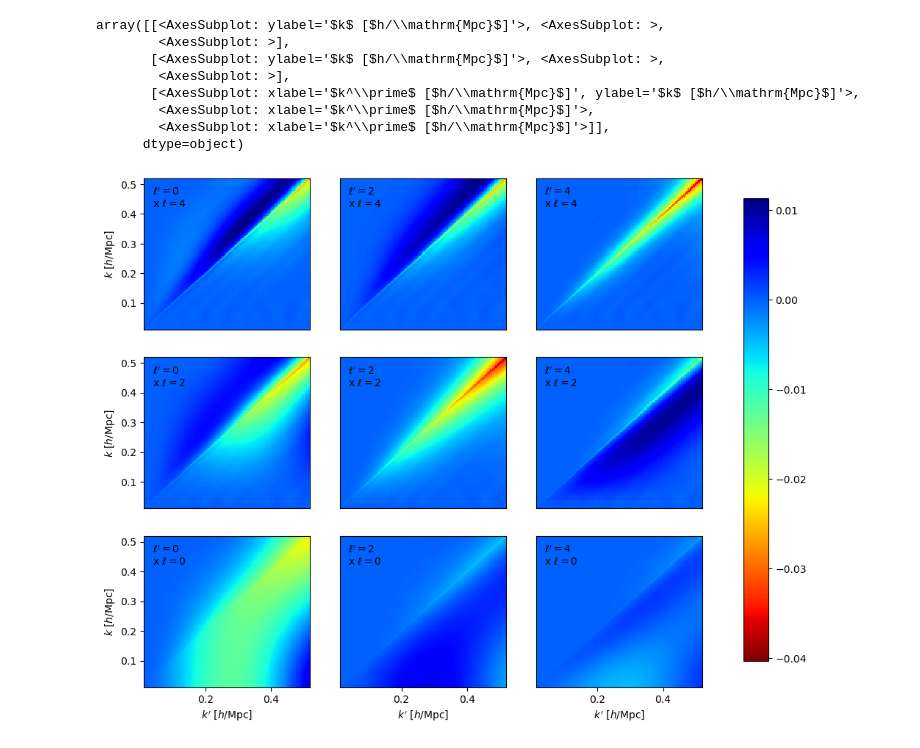
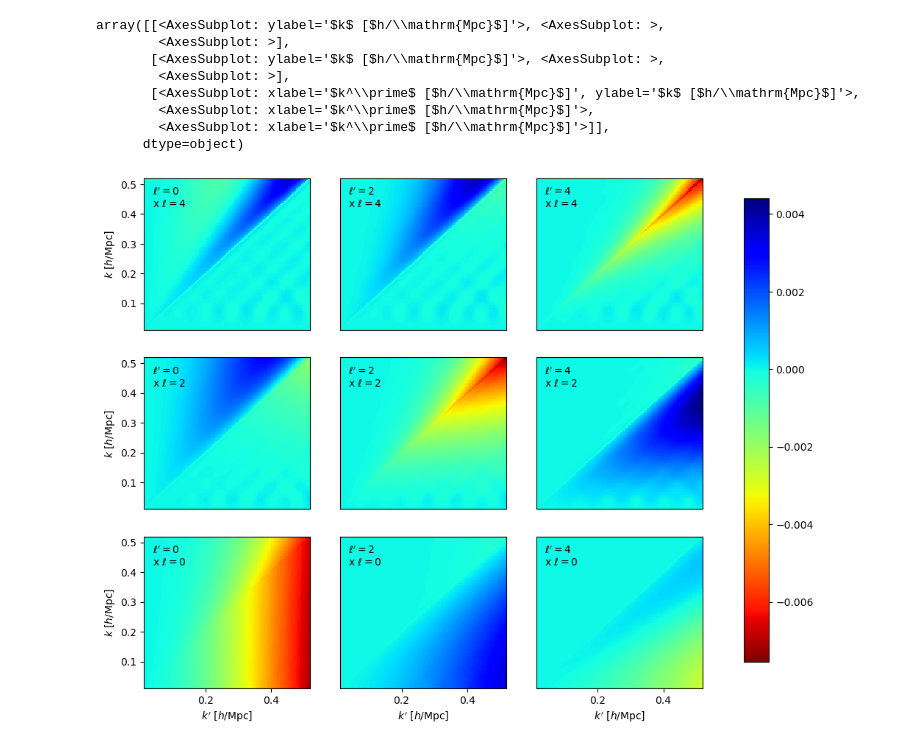
Before and after one commit to mathildepinon/desi-fiber-collisions, a Jupyter notebook: wm.ipynb, the cells around one changed output. Drawn from its saved outputs; the diff is of its cells as text; code cells hidden in the pictures.

```diff
--- a/wm.ipynb
+++ b/wm.ipynb
@@ -33,0 +34,19 @@ a_rpcut4 = wm_rpcut4.unpacked()
+# %%
+indexout = np.abs(wm.xout[0] - 0.15).argmin()
+
+fig, lax = plt.subplots(len(wm.projsout), len(wm.projsin), figsize=(15, 10))
+for iin, projin in enumerate(wm.projsin):
+    for iout, projout in enumerate(wm.projsout):
+        ax = lax[iout][iin]
+        # Indices in approximative window matrix
+        norm = 1.
+        ax.plot(wm.xin[iin], a[iin][iout][:, indexout] / norm, label='complete')
+        ax.plot(wm_rpcut.xin[iin], a_rpcut[iin][iout][:, indexout] / norm, label=r'$r_{{p}}$-cut, top-hat ($r_{p}^{cut} = 2.5 \mathrm{Mpc}/h$)', ls='-')
+        for i in range(len(rp_cuts)):
+            ax.plot(wm_rpcut_apd[i].xin[iin], a_rpcut_apd[i][iin][iout][:, indexout] / norm, label=r'$r_{{p}}$-cut, tukey ($r_{{p}}^{{0}} = {} \mathrm{{Mpc}}/h$)'.format(rp_cuts[i]), ls='-', color='darkcyan', alpha=(i+1)/len(rp_cuts))
+        #lax[iout][iin].plot(wm_rpcut.xin[iin], a_rpcut[iin][iout][:, indexout] - a[iin][iout][:, indexout], label='$r_{p}$-cut')
+        ax.set_title(r'$\ell^\prime = {:d}$ x $\ell = {:d}$'.format(projin.ell, projout.ell))
+        ax.grid(True)
+        if iout == len(wm.projsout) - 1: ax.set_xlabel(r'$k^\prime$ [$h/\mathrm{Mpc}$]')
+        if iin == iout == 0: lax[iout][iin].legend()
+plt.savefig(os.path.join(plots_dir, 'wmatrix_apodized_rpcut_complete_kin015.png'), dpi=300)
@@ -101,14 +120,20 @@ diff = [[ba_rpcut - ba for ba, ba_rpcut in zip(ca, ca_rpcut)] for ca, ca_rpcut i
 # %%
+diff = [[ba_rpcut - ba for ba, ba_rpcut in zip(ca, ca_rpcut)] for ca, ca_rpcut in zip(a, a_rpcut)]
+
 plot_matrix(diff, x1=wm.xin, x2=wm.xout, xlabel1=r'$k^\prime$ [$h/\mathrm{Mpc}$]', xlabel2=r'$k$ [$h/\mathrm{Mpc}$]',
             barlabel=None, label1=[r'$\ell^\prime = {:d}$'.format(proj.ell) for proj in wm.projsin], label2=[r'$\ell = {:d}$'.format(proj.ell) for proj in wm.projsout])
-#utils.savefig('wmatrix_rpcut-complete.png')
+
+diff = [[ba_rpcut - ba for ba, ba_rpcut in zip(ca, ca_rpcut)] for ca, ca_rpcut in zip(a, a_rpcut2)]
+
+plot_matrix(diff, x1=wm.xin, x2=wm.xout, xlabel1=r'$k^\prime$ [$h/\mathrm{Mpc}$]', xlabel2=r'$k$ [$h/\mathrm{Mpc}$]',
+            barlabel=None, label1=[r'$\ell^\prime = {:d}$'.format(proj.ell) for proj in wm.projsin], label2=[r'$\ell = {:d}$'.format(proj.ell) for proj in wm.projsout])
 # %% [output]
 array([[<AxesSubplot: ylabel='$k$ [$h/\\mathrm{Mpc}$]'>, <AxesSubplot: >,
         <AxesSubplot: >],
        [<AxesSubplot: ylabel='$k$ [$h/\\mathrm{Mpc}$]'>, <AxesSubplot: >,
         <AxesSubplot: >],
        [<AxesSubplot: xlabel='$k^\\prime$ [$h/\\mathrm{Mpc}$]', ylabel='$k$ [$h/\\mathrm{Mpc}$]'>,
         <AxesSubplot: xlabel='$k^\\prime$ [$h/\\mathrm{Mpc}$]'>,
         <AxesSubplot: xlabel='$k^\\prime$ [$h/\\mathrm{Mpc}$]'>]],
       dtype=object)
-[figure, old version]
+[figure, new version]
```
Also changed, not shown: parts of 8 cells of this notebook, 2 other files.
